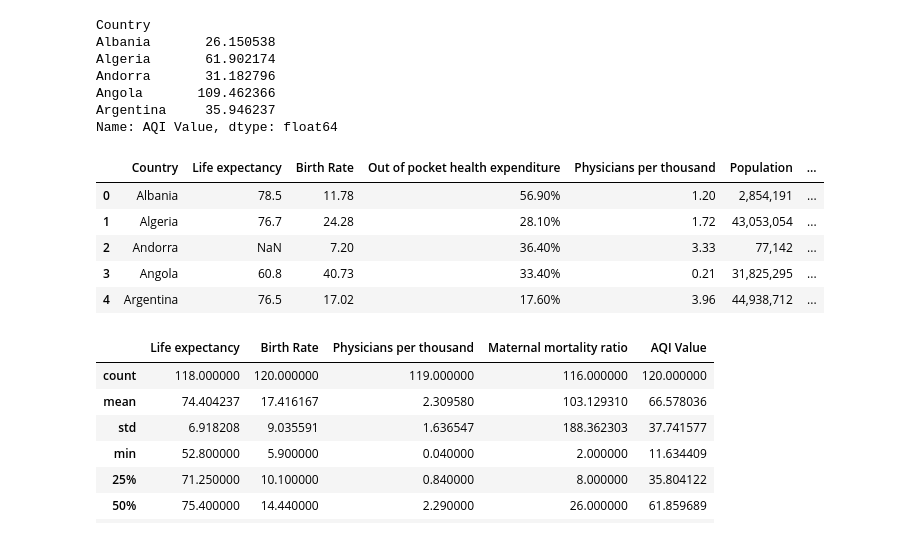
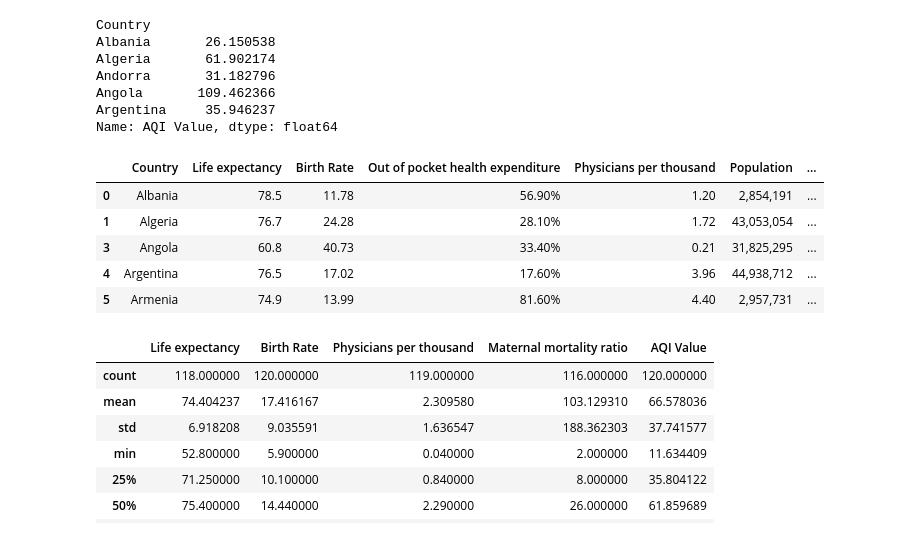
Before and after one commit to tumainimosha/air_quality_health, a Jupyter notebook: air_quality_health.ipynb, the cells around one changed output. Cells and saved outputs as stored; diff of their text form; code cells hidden in the pictures.

```diff
--- a/air_quality_health.ipynb
+++ b/air_quality_health.ipynb
@@ -65,15 +65,15 @@ Argentina     35.946237
 Name: AQI Value, dtype: float64
 # %%
 # merge aqi_data_grouped with health_data
-merged_data = pd.merge(health_data, aqi_data_grouped, on='Country')
+merged_data = pd.merge(health_data, aqi_data_grouped, on='Country').dropna()
 merged_data.head()
 # %% [output]
 |  | Country | Life expectancy | Birth Rate | Out of pocket health expenditure | Physicians per thousand | Population | ... |
 | 0 | Albania | 78.5 | 11.78 | 56.90% | 1.20 | 2,854,191 | ... |
 | 1 | Algeria | 76.7 | 24.28 | 28.10% | 1.72 | 43,053,054 | ... |
-| 2 | Andorra | NaN | 7.20 | 36.40% | 3.33 | 77,142 | ... |
 | 3 | Angola | 60.8 | 40.73 | 33.40% | 0.21 | 31,825,295 | ... |
 | 4 | Argentina | 76.5 | 17.02 | 17.60% | 3.96 | 44,938,712 | ... |
+| 5 | Armenia | 74.9 | 13.99 | 81.60% | 4.40 | 2,957,731 | ... |
 # %%
 # Perform EDA
 merged_data.describe()
```
Also changed, not shown: parts of 1 cell of this notebook.
